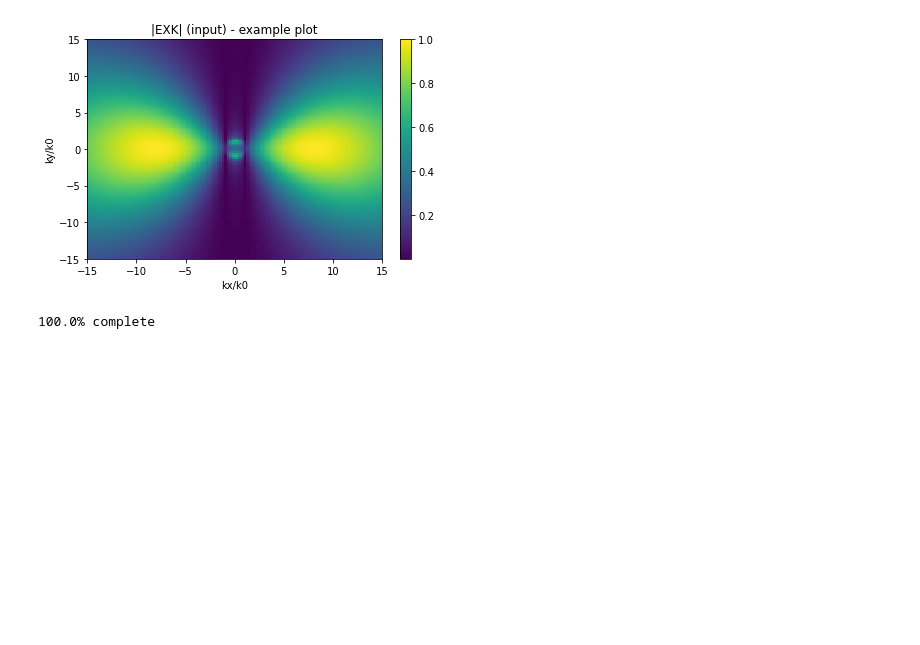
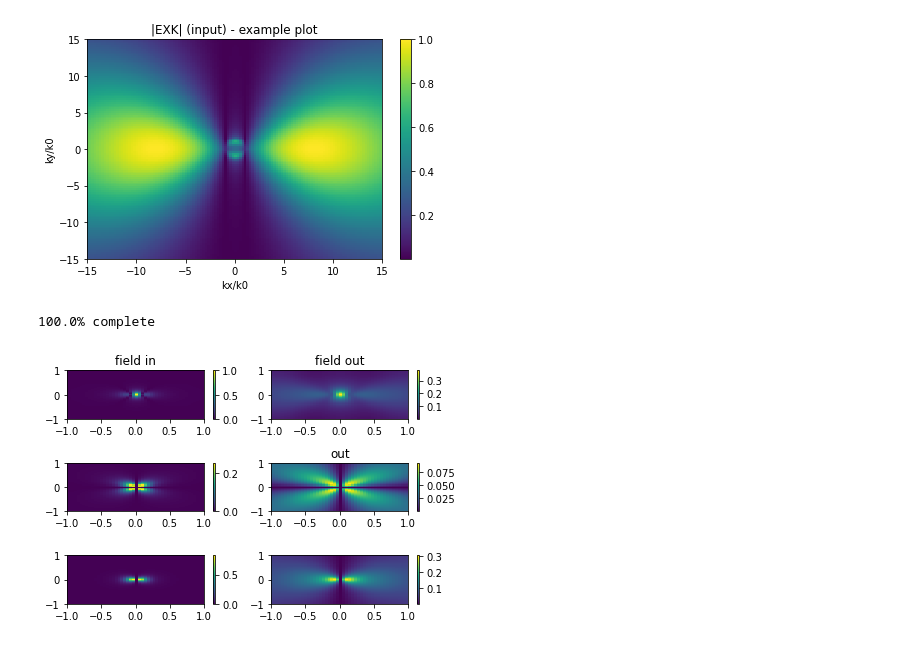
Before and after one commit to tuniz/2D_Imaging, a Jupyter notebook: Imaging_2D.ipynb, the cells around one changed output. Saved outputs shown, nothing was run; the diff lists cells and outputs as text; code cells hidden in the pictures; blank space fills up the shorter version.

```diff
--- a/Imaging_2D.ipynb
+++ b/Imaging_2D.ipynb
@@ -390,0 +445,27 @@ for ki in range(0,N_tot):
+# %%
+# real space field in and out - reproduces Fig. 3b, 3c, 4b, 4c depending on frequency and dipole orientation
+plt.figure(1)
+plt.subplot(3,2,1)
+plt.pcolormesh(np.real(xx)/1e-3,np.real(yy)/1e-3,np.abs(EX)/np.max(np.sqrt(np.abs(EX)**2+np.abs(EY)**2+np.abs(EZ)**2)))
+plt.title('field in')
+plt.subplot(3,2,3)
+plt.pcolormesh(np.real(xx)/1e-3,np.real(yy)/1e-3,np.abs(EY)/np.max(np.sqrt(np.abs(EX)**2+np.abs(EY)**2+np.abs(EZ)**2)))
+plt.subplot(3,2,5)
+plt.pcolormesh(np.real(xx)/1e-3,np.real(yy)/1e-3,np.abs(EZ)/np.max(np.sqrt(np.abs(EX)**2+np.abs(EY)**2+np.abs(EZ)**2)))
+plt.subplot(3,2,2)
+plt.pcolormesh(np.real(xx)/1e-3,np.real(yy)/1e-3,np.abs(EX_out_mp)/np.max(np.sqrt(np.abs(EX)**2+np.abs(EY)**2+np.abs(EZ)**2)))
+plt.title('field out')
+plt.subplot(3,2,4)
+plt.pcolormesh(np.real(xx)/1e-3,np.real(yy)/1e-3,np.abs(EY_out_mp)/np.max(np.sqrt(np.abs(EX)**2+np.abs(EY)**2+np.abs(EZ)**2)))
+plt.title('out')
+plt.subplot(3,2,6)
+plt.pcolormesh(np.real(xx)/1e-3,np.real(yy)/1e-3,np.abs(EZ_out_mp)/np.max(np.sqrt(np.abs(EX)**2+np.abs(EY)**2+np.abs(EZ)**2)))
+for kp in range(1,7):
+    plt.subplot(3,2,kp)
+    plt.xlim([-1,1])
+    plt.ylim([-1,1])
+    plt.colorbar()
+    plt.tight_layout()
+plt.show()
+# %% [output]
+[figure, added]
```
Also changed, not shown: parts of 8 cells of this notebook.
